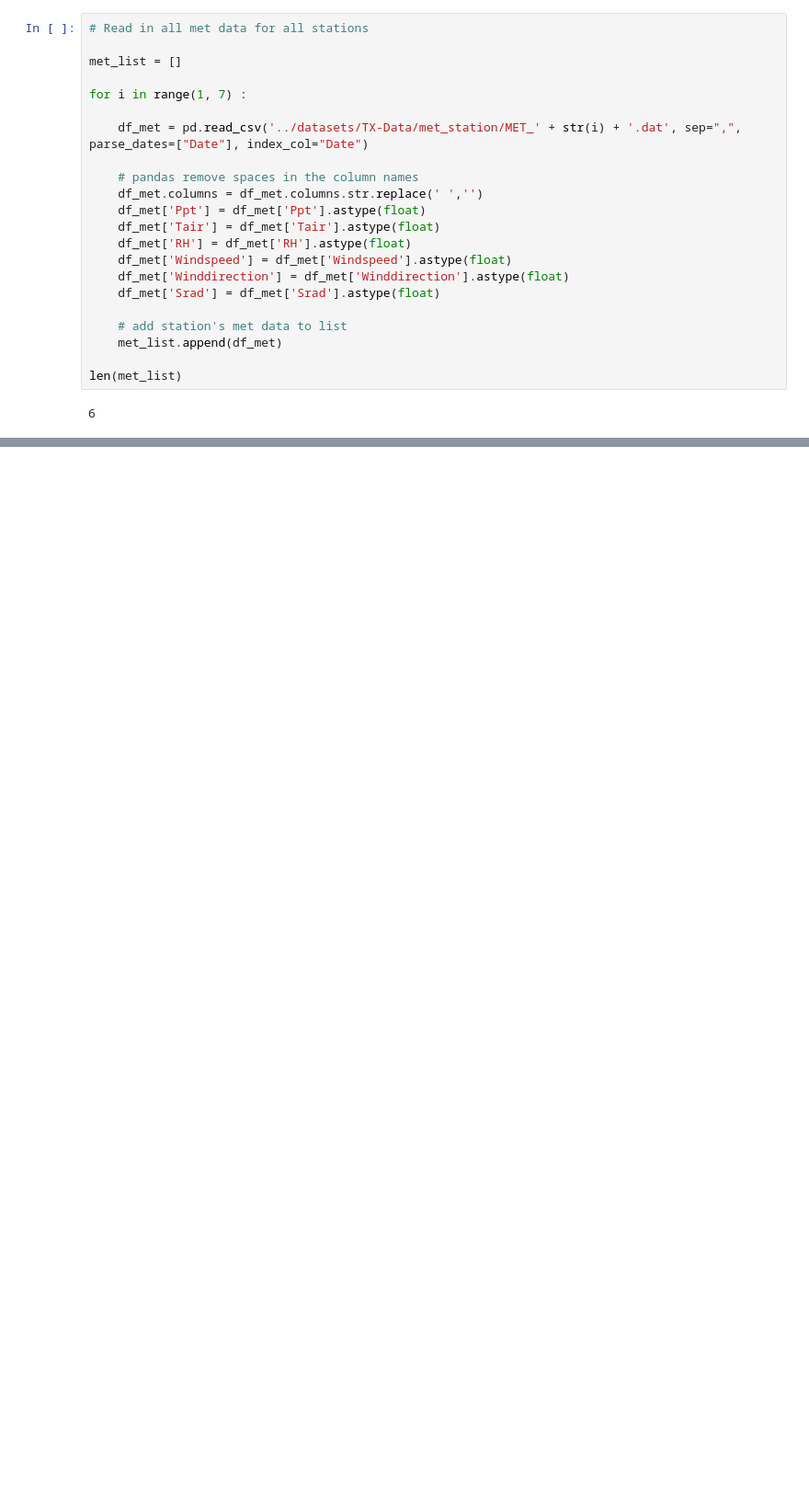
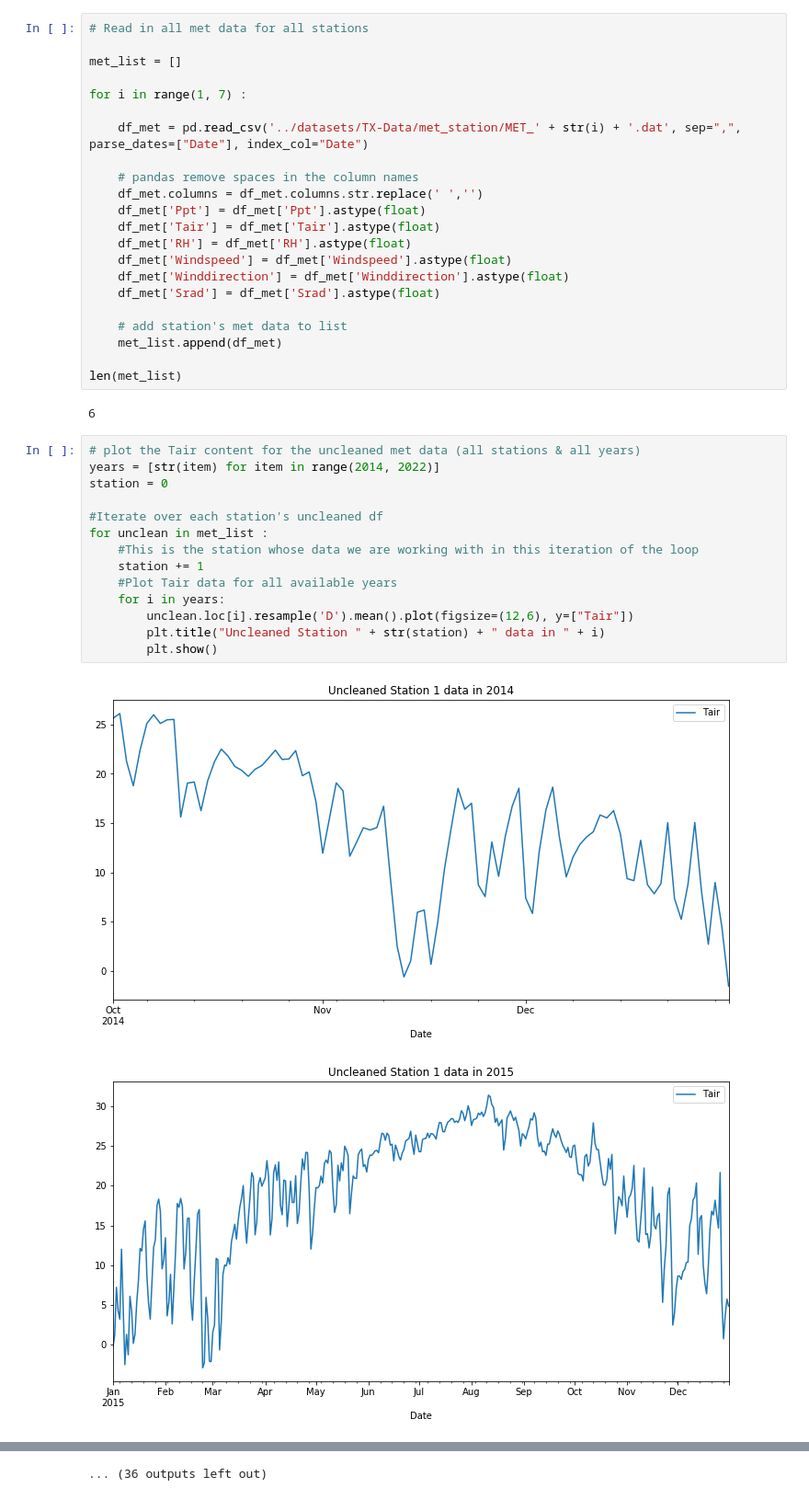
Before and after one commit to kiat/tx-soil-moisture, a Jupyter notebook: notebook/Data_Imputation_Check.ipynb, the cells around one changed output, grey strips where cells are left out. Shown at 92% size. Cells and saved outputs as stored; diff of their text form; blank space fills up the shorter version.

Commit message:
Corrected max date range errors and did a deeper dive into missing data.

```diff
--- a/notebook/Data_Imputation_Check.ipynb
+++ b/notebook/Data_Imputation_Check.ipynb
@@ -58,3 +69,20 @@ for i in range(1, 7) :
 len(met_list)
 # %% [output]
 6
+# %%
+# plot the Tair content for the uncleaned met data (all stations & all years)
+years = [str(item) for item in range(2014, 2022)]
+station = 0
+
+#Iterate over each station's uncleaned df
+for unclean in met_list :
+    #This is the station whose data we are working with in this iteration of the loop
+    station += 1
+    #Plot Tair data for all available years
+    for i in years:
+        unclean.loc[i].resample('D').mean().plot(figsize=(12,6), y=["Tair"])
+        plt.title("Uncleaned Station " + str(station) + " data in " + i)
+        plt.show()
+# %% [output]
+[figure, added]
+[figure, added]
@@ -60,0 +99 @@ len(met_list)
+... (36 outputs left out)
```
Also changed, not shown: parts of 6 cells of this notebook.
